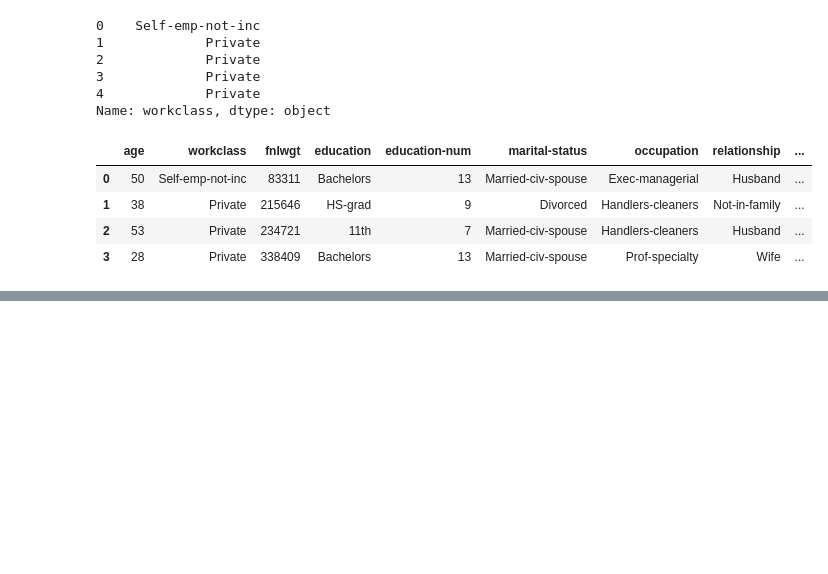
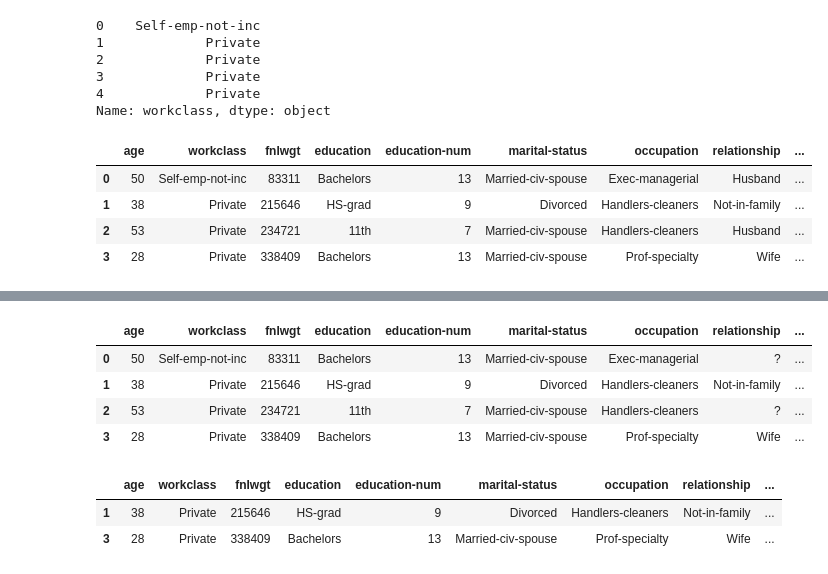
Before and after one commit to karwester/UCI_Analysis, a Jupyter notebook: DataCleaning.ipynb, the cells around one changed output, grey strips where cells are left out. Cells and saved outputs as stored; diff of their text form; code cells hidden in the pictures; blank space fills up the shorter version.

```diff
--- a/DataCleaning.ipynb
+++ b/DataCleaning.ipynb
@@ -469,0 +552,67 @@ Self-emp-not-inc
+# %%
+
+df5.dtypes
+
+df5
+# %% [output]
+|  | age | workclass | fnlwgt | education | education-num | marital-status | occupation | relationship | ... |
+| 0 | 50 | Self-emp-not-inc | 83311 | Bachelors | 13 | Married-civ-spouse | Exec-managerial | ? | ... |
+| 1 | 38 | Private | 215646 | HS-grad | 9 | Divorced | Handlers-cleaners | Not-in-family | ... |
+| 2 | 53 | Private | 234721 | 11th | 7 | Married-civ-spouse | Handlers-cleaners | ? | ... |
+| 3 | 28 | Private | 338409 | Bachelors | 13 | Married-civ-spouse | Prof-specialty | Wife | ... |
+# %%
+#a function to test whether a column contains a string
+import numpy as np
+
+def containsStringCheck(string, dfName):
+    colNum = 0
+    for column in dfName:
+        if(dfName[column].dtype=='object'):
+        #print(df5[column].dtype)
+            response = dfName[column].str.contains(string).any()
+            print(dfName.columns[colNum] +" contains value " +str(response)  )
+        colNum = colNum+1
+
+#containsStringCheck('White', df5)
+#containsStringCheck('\\\?', df5)
+#df5['race'].str.contains('White').any()
+df5
+#df5.marital-status[df5.marital-status=='Husband']
+#df5.loc[df5['relationship'].str.contains('Husband'), 'relationship'].head(3).tolist()
+#df5
+
+#function to check
+def replaceStringwithNanAndRemoveRow(inputChar, dfName):
+    colNum = 0
+    #characters treated by Python in a special way
+    #note that sashes need to be escaped
+    specialCharactersList = [".","^", "?", "$", "*", "+", "{", "}", "[", "]","\/", "\\"] #'^', '$', '*', '+', '?', '{', '}', '[', ']', '\', '|', '(', ')' ]
+    #if a character is in the list escape it
+    if inputChar in specialCharactersList:
+            inputCharEscaped = "\\"+ inputChar
+    else:
+        inputCharEscaped = inputChar
+    #if a column is a string/object check if it contains string pattern we want to remove rows for
+    # replace the string pattern with NaN
+    #remove nan
+    for column in dfName:
+        if(dfName[column].dtype=='object'):
+
+            response = dfName[column].str.contains(inputCharEscaped).any()
+            if (response == True):
+                dfName[column].replace(inputChar, np.nan, inplace=True)
+        colNum = colNum+1
+    #careful, this will drop any other rows with NaN
+    dfWithoutNaN = dfName.dropna()
+    return dfWithoutNaN
+
+
+df6 = replaceStringwithNanAndRemoveRow('?', df5)
+# #check string was removed
+# containsStringCheck("White", df6)
+# containsStringCheck("\?", df6)
+df6
+# %% [output]
+|  | age | workclass | fnlwgt | education | education-num | marital-status | occupation | relationship | ... |
+| 1 | 38 | Private | 215646 | HS-grad | 9 | Divorced | Handlers-cleaners | Not-in-family | ... |
+| 3 | 28 | Private | 338409 | Bachelors | 13 | Married-civ-spouse | Prof-specialty | Wife | ... |
```
Also changed, not shown: parts of 14 cells of this notebook.
